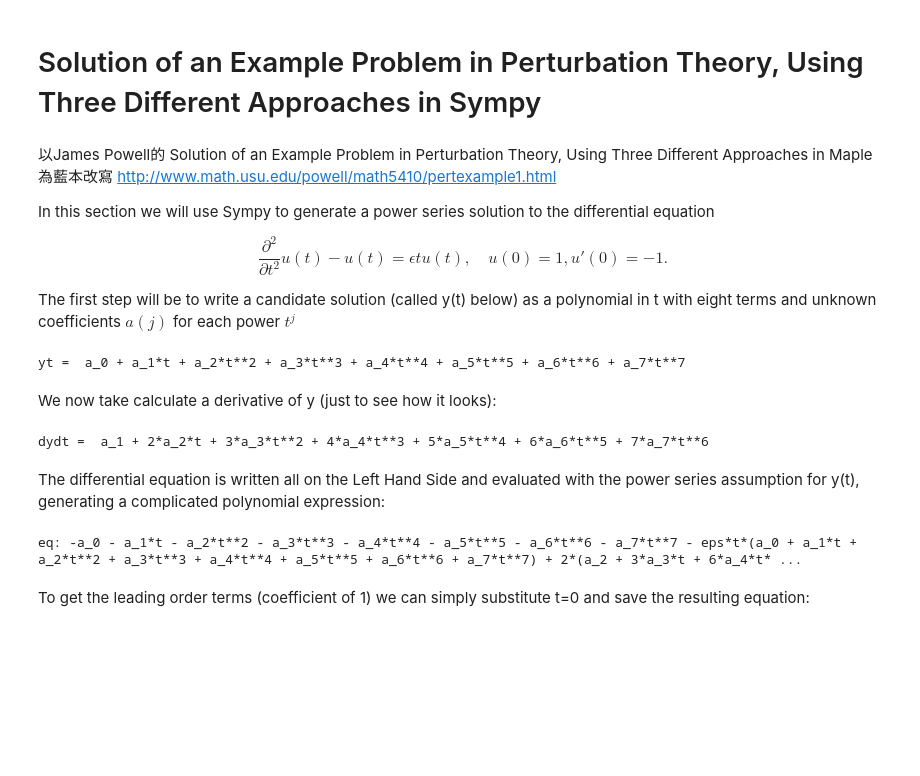
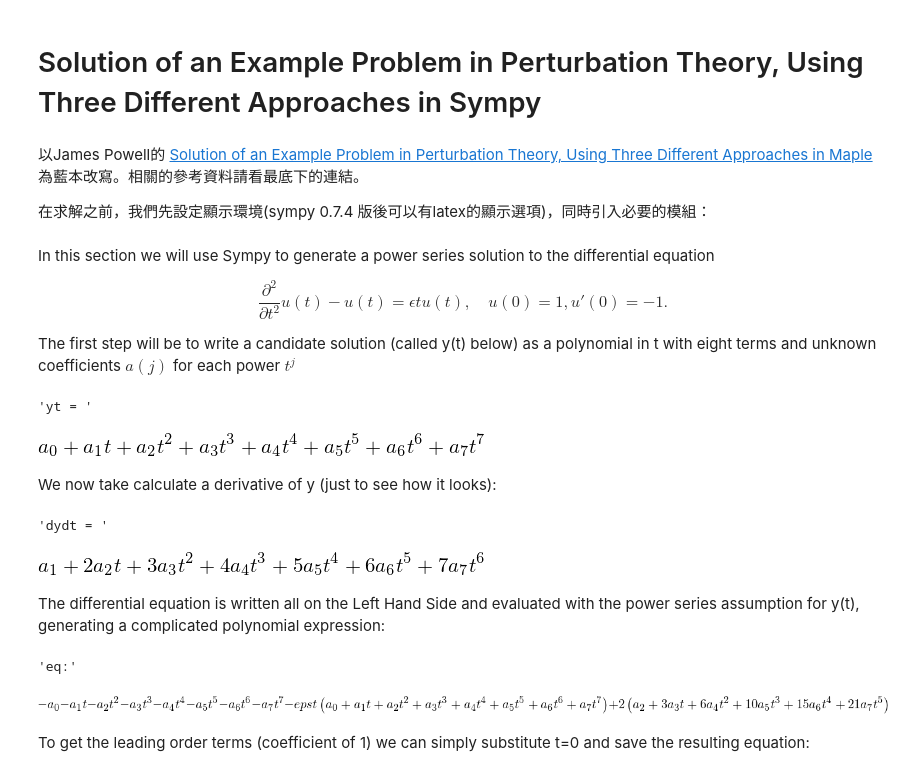
Before and after one commit to woonchin/MyPythonNote, a Jupyter notebook: myseries.ipynb, the cells around one changed output. Saved outputs shown, nothing was run; the diff lists cells and outputs as text; code cells hidden in the pictures; blank space fills up the shorter version.

```diff
--- a/myseries.ipynb
+++ b/myseries.ipynb
@@ -1,2 +1,6 @@
 # %% [markdown]
 # Solution of an Example Problem in Perturbation Theory, Using Three Different Approaches in Sympy
+# %% [markdown]
+以James Powell的 <a href=http://www.math.usu.edu/powell/math5410/pertexample1.html>Solution of an Example Problem in Perturbation Theory, Using Three Different Approaches in Maple</a> 為藍本改寫。相關的參考資料請看最底下的連結。
+
+在求解之前，我們先設定顯示環境(sympy 0.7.4 版後可以有latex的顯示選項)，同時引入必要的模組：
@@ -3,43 +17,35 @@
 # %% [markdown]
-以James Powell的 Solution of an Example Problem in Perturbation Theory, Using Three Different Approaches in Maple 為藍本改寫
-http://www.math.usu.edu/powell/math5410/pertexample1.html
-
 In this section we will use Sympy to generate a power series solution to the differential equation
 
  $$\frac{\partial^2}{\partial t^2}u(t)-u(t) = \epsilon t u(t),\quad u(0)=1, u'(0)=-1.$$
 
 The first step will be to write a candidate solution (called y(t) below) as a polynomial in t with eight terms and unknown coefficients $a(j)$ for each power  $t^j$
 # %%
-#from IPython.display import display
-#from sympy.interactive import printing
-#printing.init_printing(use_latex=True)
-
-from sympy import *
-from sympy.abc import t
-from sympy.solvers import solve
-init_printing(use_latex=True)
 eps = symbols('eps')
 deg = 8
 a = symarray('a',(deg))
 
 yt = sum( a[i] * t**i
          for i in range(deg) )
-print "yt = ",yt
+display("yt =",yt)
 # %% [output]
-yt =  a_0 + a_1*t + a_2*t**2 + a_3*t**3 + a_4*t**4 + a_5*t**5 + a_6*t**6 + a_7*t**7
+'yt = '
+[figure, added]
 # %% [markdown]
 We now take calculate a derivative of y (just to see how it looks):
 # %%
-print "dydt = ",diff(yt,t)
+display("dydt =",diff(yt,t))
 # %% [output]
-dydt =  a_1 + 2*a_2*t + 3*a_3*t**2 + 4*a_4*t**3 + 5*a_5*t**4 + 6*a_6*t**5 + 7*a_7*t**6
+'dydt = '
+[figure, added]
 # %% [markdown]
 The differential equation is written all on the Left Hand Side and evaluated with the power series assumption for y(t), generating a complicated polynomial expression:
 # %%
 eq = diff(yt,t,t)-yt-eps*t*yt
-print "eq:",eq
+display("eq:",eq)
 # %% [output]
-eq: -a_0 - a_1*t - a_2*t**2 - a_3*t**3 - a_4*t**4 - a_5*t**5 - a_6*t**6 - a_7*t**7 - eps*t*(a_0 + a_1*t + a_2*t**2 + a_3*t**3 + a_4*t**4 + a_5*t**5 + a_6*t**6 + a_7*t**7) + 2*(a_2 + 3*a_3*t + 6*a_4*t* ...
+'eq:'
+[figure, added]
 # %% [markdown]
 To get the leading order terms (coefficient of 1) we can simply substitute t=0 and save the resulting equation:
 # %%
```
Also changed, not shown: parts of 36 cells of this notebook, 2 other files.
